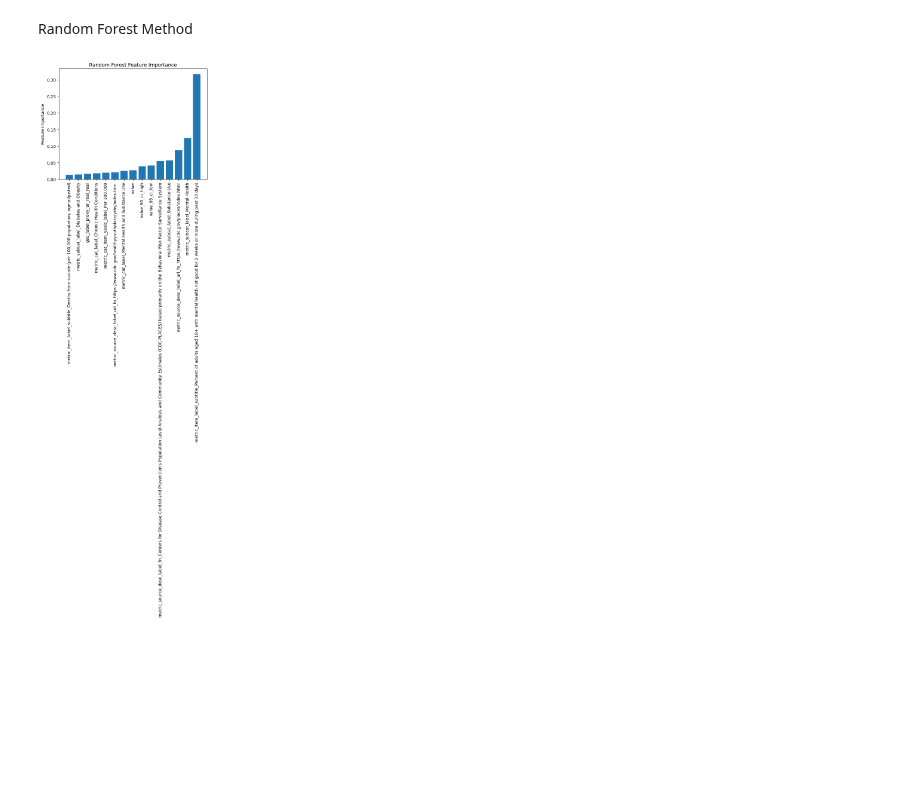
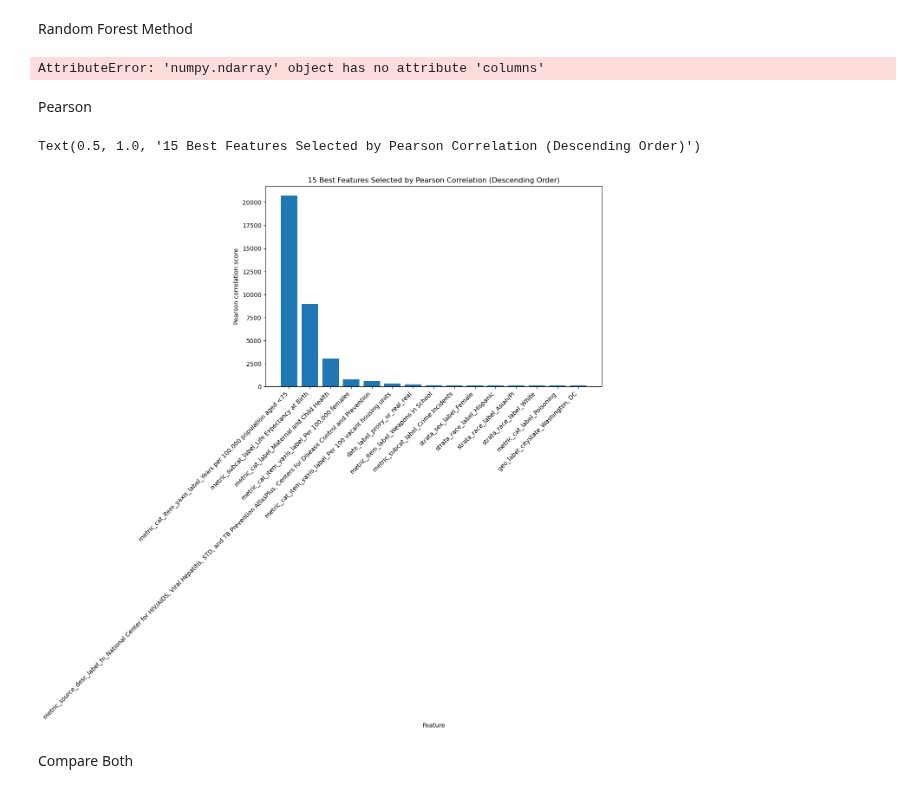
Before and after one commit to kohlerch/G4C-Project, a Jupyter notebook: Project/big-cities-health/PreProcessing.ipynb, the cells around one changed output. Cells and saved outputs as stored; diff of their text form; code cells hidden in the pictures; blank space fills up the shorter version.

```diff
--- a/Project/big-cities-health/PreProcessing.ipynb
+++ b/Project/big-cities-health/PreProcessing.ipynb
@@ -168,0 +199,3 @@ data
+# %%
+X = pd.DataFrame(X, columns=column_names)
+y = pd.Series(y, name='metric_item_label')
@@ -198,22 +258,43 @@ Random Forest Method
 rf = RandomForestClassifier(n_estimators=100, random_state=42)
 rf.fit(X, y)
 
-X_scaled = pd.DataFrame(X)
-
 # Get feature importances
 importances = rf.feature_importances_
 
-# Get sorted indices of feature importances
-sorted_idx = np.argsort(importances)[-15:]
+# Get the indices of the top 15 features
+indices = (-importances).argsort()[:15]
 
 # Get feature names
 feature_names = X_scaled.columns[sorted_idx]
 
-# Plot feature importances
-plt.bar(range(len(sorted_idx)), importances[sorted_idx][-15:])
-plt.xticks(range(len(sorted_idx)), feature_names, rotation=90)
-plt.ylabel('Feature importance')
-plt.title('Random Forest Feature Importance')
+plt.figure(figsize=(10, 6))
+plt.bar(np.arange(len(indices)), importances[indices])
+plt.xticks(np.arange(len(indices)), feature_names, rotation=45, ha='right')
+plt.xlabel("Feature")
+plt.ylabel("Importance")
+plt.title("Top 15 Features Selected by Random Forest")
 plt.tight_layout()
 # %% [output]
-[figure, removed]
+AttributeError: 'numpy.ndarray' object has no attribute 'columns'
+# %% [markdown]
+Pearson
+# %%
+correlations = np.abs(np.corrcoef(X.T, y)[:4, 4])
+
+pearson_selector = SelectKBest(score_func=f_regression, k=15)
+pearson_selector.fit(X, y)
+pearson_selected = pearson_selector.get_support(indices=True)
+
+indices = np.argsort(pearson_selector.scores_[pearson_selected])[::-1]
+
+plt.figure(figsize=(10, 6))
+plt.bar(np.arange(15), pearson_selector.scores_[pearson_selected][indices])
+plt.xticks(np.arange(15), data.columns[pearson_selected][indices], rotation=45, ha="right")
+plt.xlabel("Feature")
+plt.ylabel("Pearson correlation score")
+plt.title("15 Best Features Selected by Pearson Correlation (Descending Order)")
+# %% [output]
+Text(0.5, 1.0, '15 Best Features Selected by Pearson Correlation (Descending Order)')
+[figure, added]
+# %% [markdown]
+Compare Both
```
Also changed, not shown: parts of 36 cells of this notebook, 1 other file.
